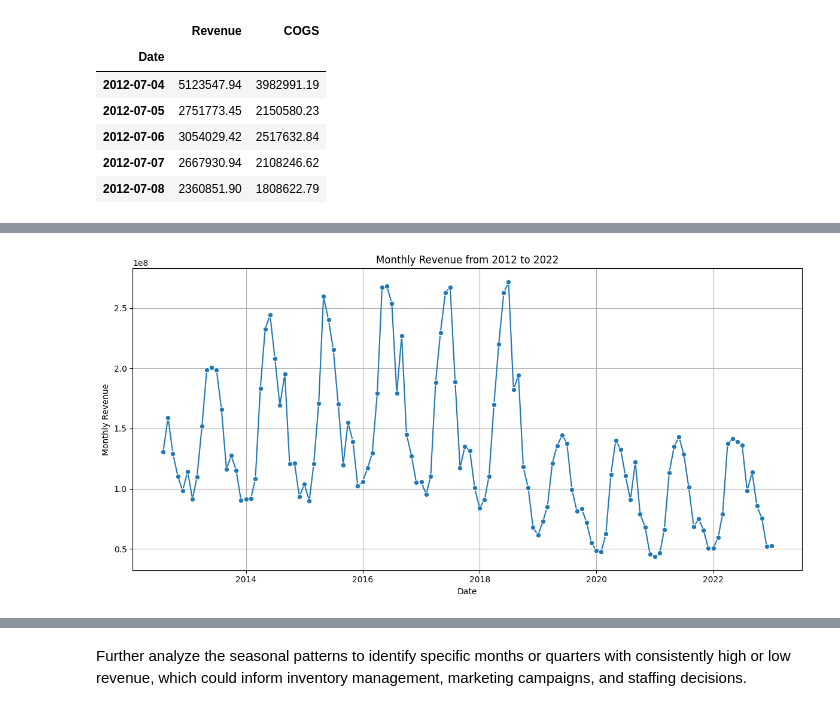
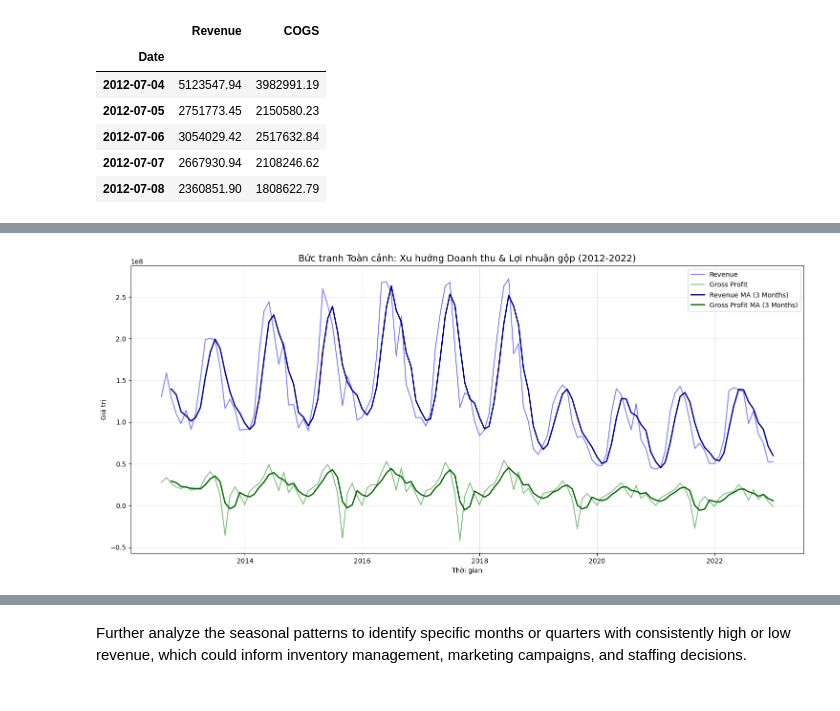
Before and after one commit to mituleefam/Fashion_Ecom_Sales_Forecasting, a Jupyter notebook: 1_Data_processing.ipynb, the cells around one changed output, grey strips where cells are left out. Drawn from its saved outputs; the diff is of its cells as text; code cells hidden in the pictures.

Commit message:
add some plots and ideas

```diff
--- a/1_Data_processing.ipynb
+++ b/1_Data_processing.ipynb
@@ -144,6 +147,6 @@ order_items['promo_id_2'] = order_items['promo_id_2'].fillna('No_Promo')
 # %%
-sales = sales.set_index('Date')
-sales.head()
+sales_ts = sales.set_index('Date')
+sales_ts.head()
 # %% [output]
 |  | Revenue | COGS |
 | Date |  |  |
@@ -166,11 +158,24 @@ Freq: ME, Name: Revenue, dtype: float64
-# %%
-plt.figure(figsize=(12, 6))
-sns.lineplot(x=monthly_revenue.index, y=monthly_revenue.values, marker='o')
-plt.title('Monthly Revenue from 2012 to 2022')
-plt.xlabel('Date')
-plt.ylabel('Monthly Revenue')
-plt.grid(True)
-plt.tight_layout()
-plt.show()
-# %% [output]
-[figure, removed]
+# %%
+# Tính toán Lợi nhuận gộp (Gross Profit) = Revenue - COGS
+sales_ts['Gross_Profit'] = sales_ts['Revenue'] - sales_ts['COGS']
+monthly_sales = sales_ts[['Revenue', 'Gross_Profit']].resample('ME').sum()  # Dùng 'ME' hoặc 'M' tùy phiên bản Pandas
+
+# Tính Moving Average 3 tháng để làm mượt đường xu hướng
+monthly_sales['Rev_MA_3'] = monthly_sales['Revenue'].rolling(window=3).mean()
+monthly_sales['GP_MA_3'] = monthly_sales['Gross_Profit'].rolling(window=3).mean()
+
+plt.figure(figsize=(15, 7))
+plt.plot(monthly_sales.index, monthly_sales['Revenue'], label='Revenue', alpha=0.5, color='blue')
+plt.plot(monthly_sales.index, monthly_sales['Gross_Profit'], label='Gross Profit', alpha=0.5, color='green')
+plt.plot(monthly_sales.index, monthly_sales['Rev_MA_3'], label='Revenue MA (3 Months)', linewidth=2, color='darkblue')
+plt.plot(monthly_sales.index, monthly_sales['GP_MA_3'], label='Gross Profit MA (3 Months)', linewidth=2, color='darkgreen')
+
+plt.title('Bức tranh Toàn cảnh: Xu hướng Doanh thu & Lợi nhuận gộp (2012-2022)', fontsize=14)
+plt.xlabel('Thời gian')
+plt.ylabel('Giá trị')
+plt.legend()
+plt.grid(alpha=0.3)
+plt.tight_layout()
+plt.show()
+# %% [output]
+[figure, added]
```
Also changed, not shown: parts of 14 cells of this notebook, 1 other file.
